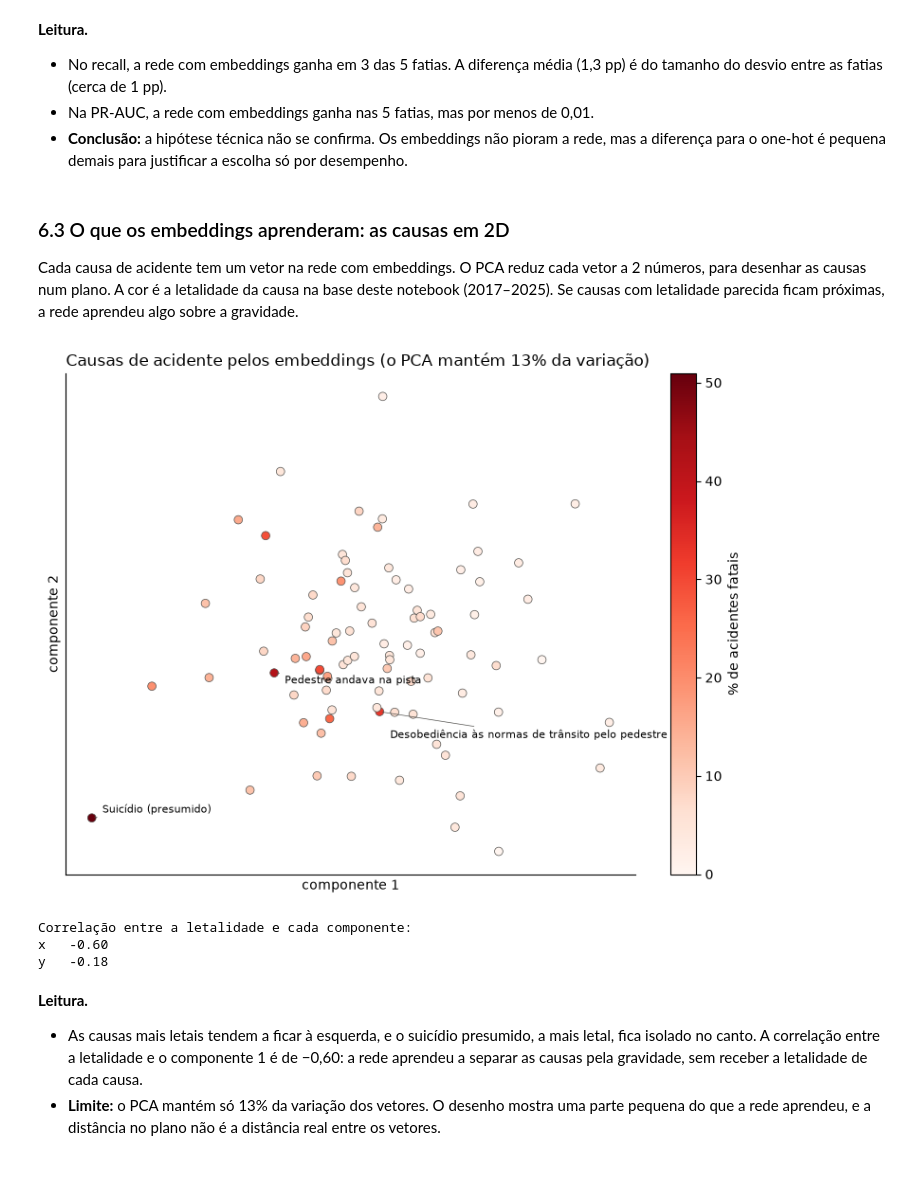
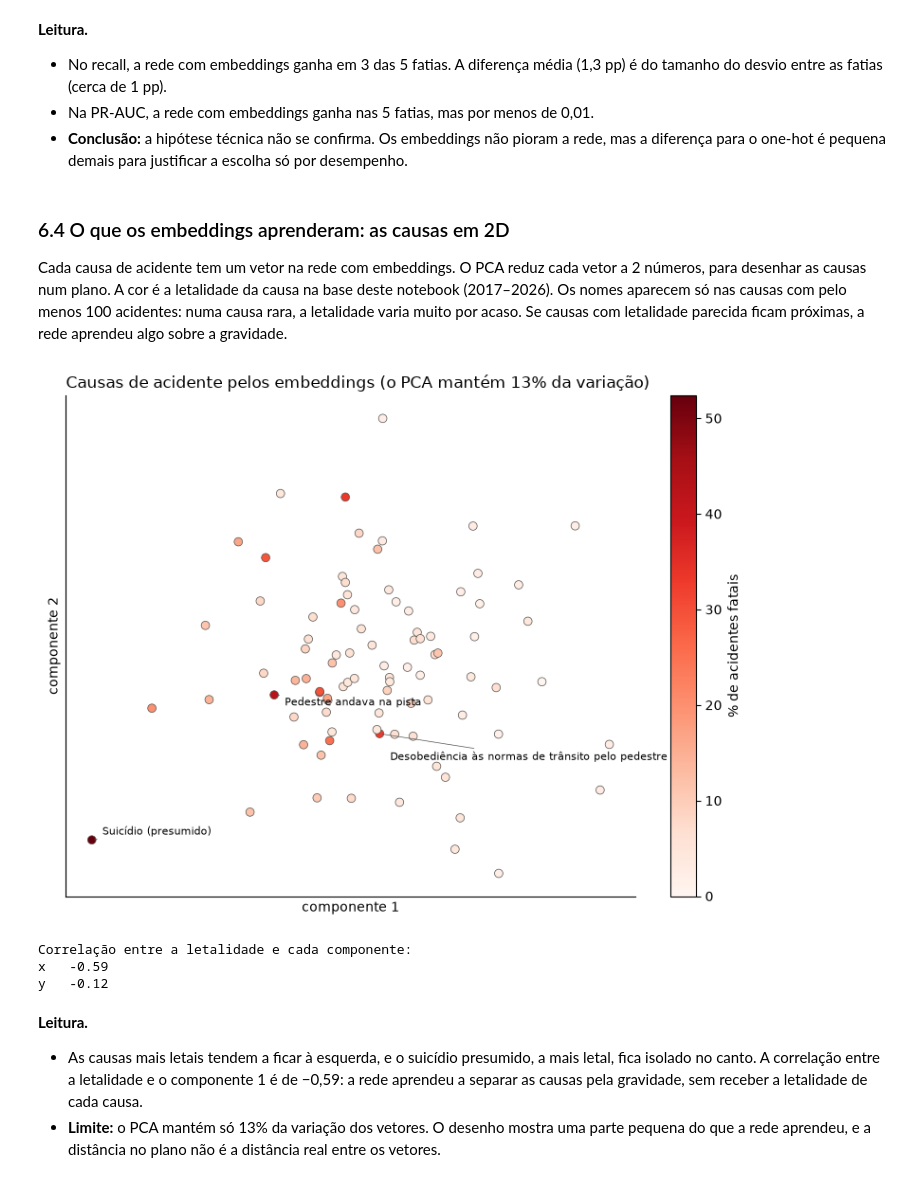
Before and after one commit to anapaulaendler/acidentes-br, a Jupyter notebook: notebooks/analise_prf.ipynb, the cells around one changed output. Saved outputs shown, nothing was run; the diff lists cells and outputs as text; code cells hidden in the pictures.

```diff
--- a/notebooks/analise_prf.ipynb
+++ b/notebooks/analise_prf.ipynb
@@ -43,7 +43,7 @@ from limpeza import (
 pd.set_option("display.max_columns", 40)
 pd.set_option("display.width", 200)
 
-ANOS = range(2017, 2026)
+ANOS = range(2017, 2027)
 # %% [markdown]
 ## 2. Entendimento dos dados
 
@@ -1341,44 +1416,46 @@ comparacao_redes.round(3)
 - Na PR-AUC, a rede com embeddings ganha nas 5 fatias, mas por menos de 0,01.
 - **Conclusão:** a hipótese técnica não se confirma. Os embeddings não pioram a rede, mas a diferença para o one-hot é pequena demais para justificar a escolha só por desempenho.
 # %% [markdown]
-### 6.3 O que os embeddings aprenderam: as causas em 2D
+### 6.4 O que os embeddings aprenderam: as causas em 2D
 
 Cada causa de acidente tem um vetor na rede com embeddings. O PCA reduz cada vetor a 2 números, para desenhar as causas num plano.
-A cor é a letalidade da causa na base deste notebook (2017–2025). Se causas com letalidade parecida ficam próximas, a rede aprendeu algo sobre a gravidade.
+A cor é a letalidade da causa na base deste notebook (2017–2026). Os nomes aparecem só nas causas com pelo menos 100 acidentes: numa causa rara, a letalidade varia muito por acaso. Se causas com letalidade parecida ficam próximas, a rede aprendeu algo sobre a gravidade.
 # %%
 rede = salvos.classificadores["Rede com embeddings (PyTorch)"].modelo
 projecao, variancia = projetar_2d(rede.embeddings_["causa_acidente"])
 projecao["letalidade"] = df.groupby("causa_acidente")[ALVO].mean().reindex(projecao.index) * 100
 
 fig, ax = plt.subplots(figsize=(8, 6))
 pontos = ax.scatter(projecao["x"], projecao["y"], c=projecao["letalidade"], cmap="Reds", s=40, edgecolors="#52514e", linewidths=0.5)
 fig.colorbar(pontos, ax=ax, label="% de acidentes fatais")
 
-# só as 3 causas mais letais têm nome, para os rótulos não se sobreporem
-for posicao, (causa, linha) in enumerate(projecao.nlargest(3, "letalidade").iterrows()):
+projecao["acidentes"] = df["causa_acidente"].value_counts().reindex(projecao.index)
+
+# nome só nas 3 causas mais letais com pelo menos 100 acidentes (uma causa de 2026 tem 3 acidentes e 1 fatal)
+for posicao, (causa, linha) in enumerate(projecao[projecao["acidentes"] >= 100].nlargest(3, "letalidade").iterrows()):
     ax.annotate(causa, (linha["x"], linha["y"]), xytext=(8, 4 - 12 * posicao), textcoords="offset points", fontsize=8,
                 arrowprops={"arrowstyle": "-", "color": "#52514e", "linewidth": 0.5})
 
 ax.set_title(f"Causas de acidente pelos embeddings (o PCA mantém {variancia:.0f}% da variação)", loc="left")
 ax.set_xlabel("componente 1")
 ax.set_ylabel("componente 2")
 ax.set_xticks([])
 ax.set_yticks([])
 ax.spines[["top", "right"]].set_visible(False)
 
 plt.tight_layout()
 plt.show()
 
 print("Correlação entre a letalidade e cada componente:")
 print(projecao[["x", "y"]].corrwith(projecao["letalidade"]).round(2).to_string())
 # %% [output]
-[figure, old version]
+[figure, new version]
 Correlação entre a letalidade e cada componente:
-x   -0.60
-y   -0.18
+x   -0.59
+y   -0.12
 # %% [markdown]
 **Leitura.**
 
-- As causas mais letais tendem a ficar à esquerda, e o suicídio presumido, a mais letal, fica isolado no canto. A correlação entre a letalidade e o componente 1 é de −0,60: a rede aprendeu a separar as causas pela gravidade, sem receber a letalidade de cada causa.
+- As causas mais letais tendem a ficar à esquerda, e o suicídio presumido, a mais letal, fica isolado no canto. A correlação entre a letalidade e o componente 1 é de −0,59: a rede aprendeu a separar as causas pela gravidade, sem receber a letalidade de cada causa.
 - **Limite:** o PCA mantém só 13% da variação dos vetores. O desenho mostra uma parte pequena do que a rede aprendeu, e a distância no plano não é a distância real entre os vetores.
 # %% [markdown]
```
Also changed, not shown: parts of 69 cells of this notebook, 1 other file.
